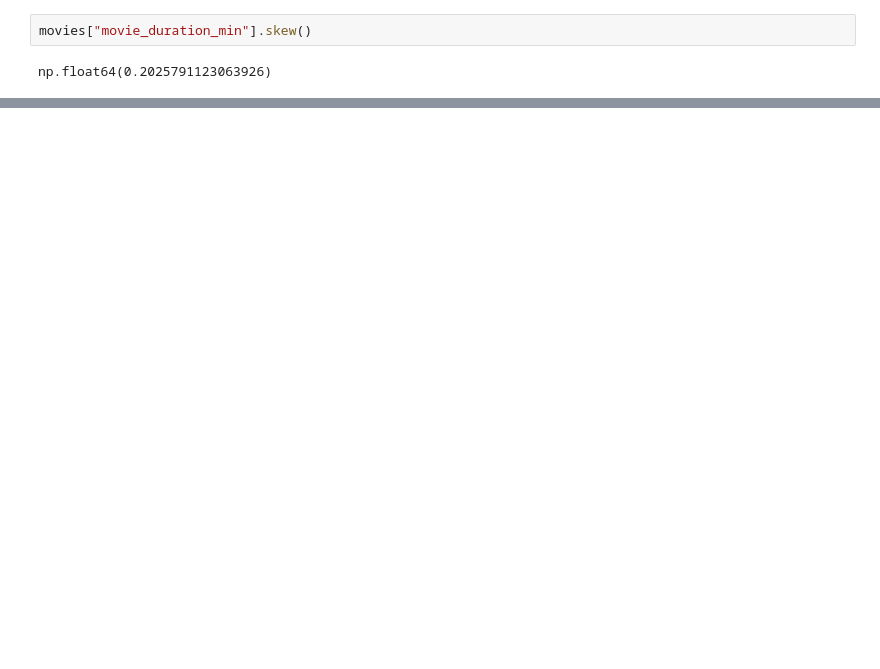
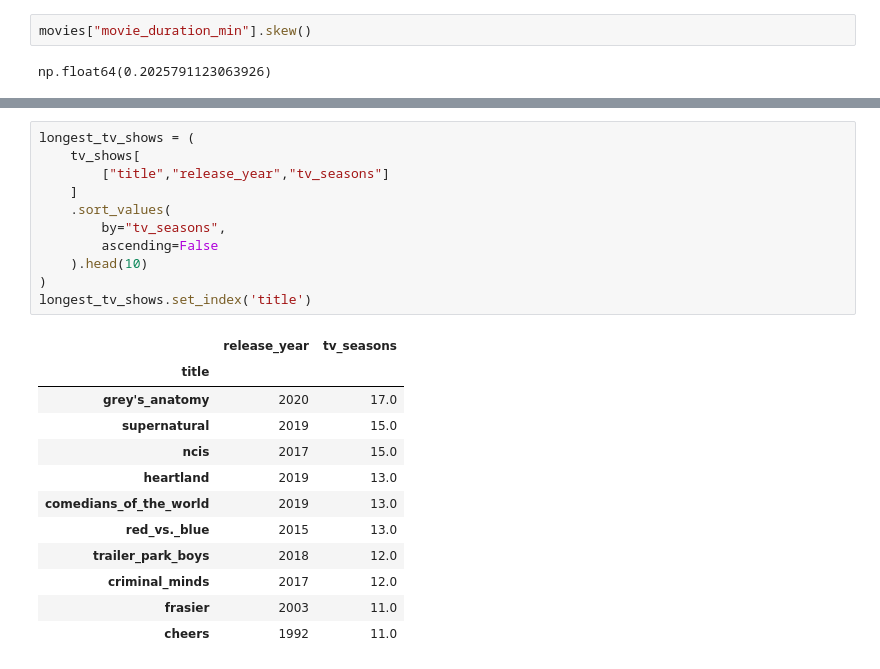
Before and after one commit to studzinskimilosz/exploratory-data-analysis, a Jupyter notebook: 01_netflix_catalog/notebook/netflix_catalogy_eda.ipynb, the cells around one changed output, grey strips where cells are left out. Saved outputs shown, nothing was run; the diff lists cells and outputs as text; blank space fills up the shorter version.

```diff
--- a/01_netflix_catalog/notebook/netflix_catalogy_eda.ipynb
+++ b/01_netflix_catalog/notebook/netflix_catalogy_eda.ipynb
@@ -216,0 +257,24 @@ np.float64(0.2025791123063926)
+# %%
+longest_tv_shows = (
+    tv_shows[
+        ["title","release_year","tv_seasons"]
+    ]
+    .sort_values(
+        by="tv_seasons",
+        ascending=False
+    ).head(10)
+)
+longest_tv_shows.set_index('title')
+# %% [output]
+|  | release_year | tv_seasons |
+| title |  |  |
+| grey's_anatomy | 2020 | 17.0 |
+| supernatural | 2019 | 15.0 |
+| ncis | 2017 | 15.0 |
+| heartland | 2019 | 13.0 |
+| comedians_of_the_world | 2019 | 13.0 |
+| red_vs._blue | 2015 | 13.0 |
+| trailer_park_boys | 2018 | 12.0 |
+| criminal_minds | 2017 | 12.0 |
+| frasier | 2003 | 11.0 |
+| cheers | 1992 | 11.0 |
```
Also changed, not shown: parts of 5 cells of this notebook.
